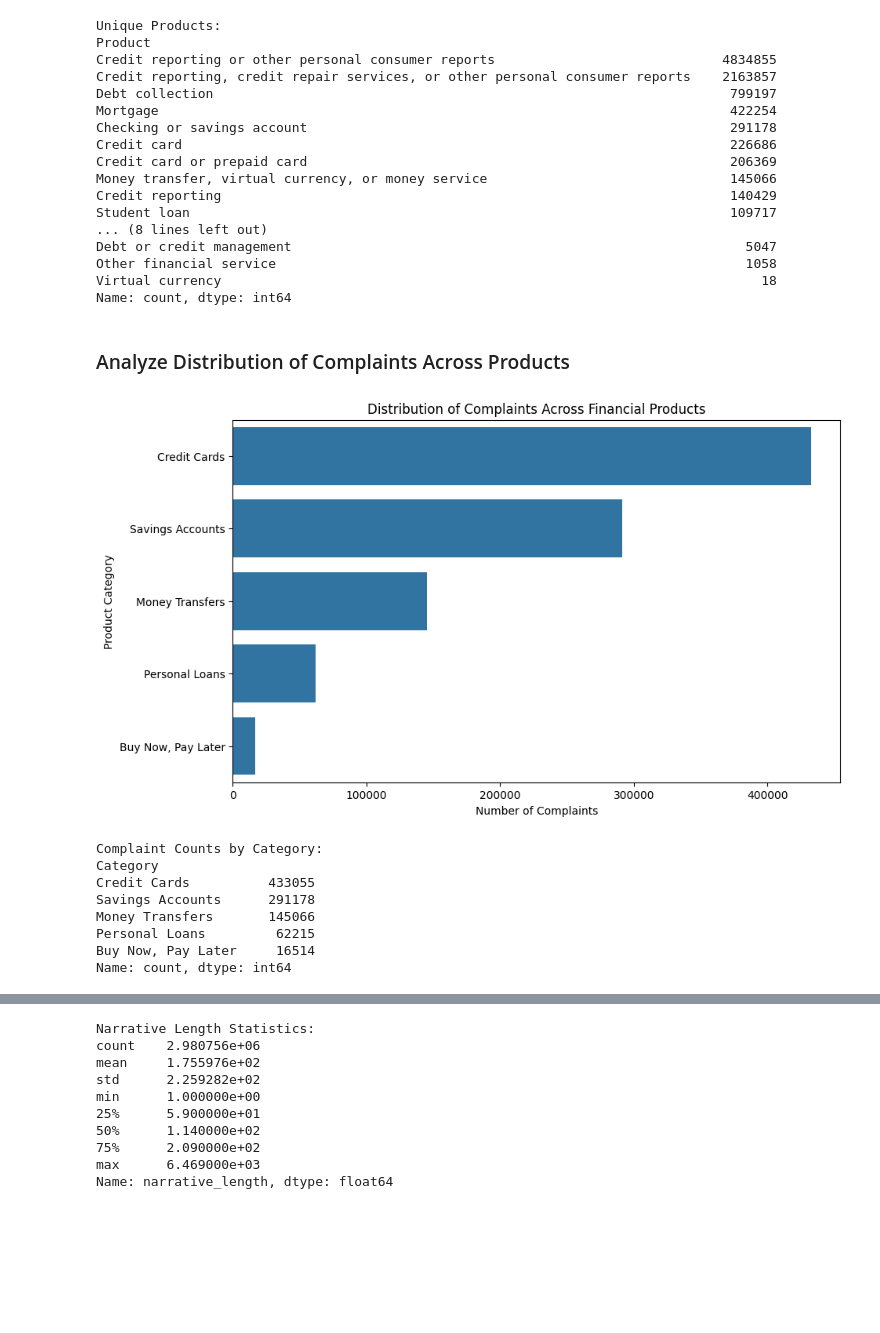
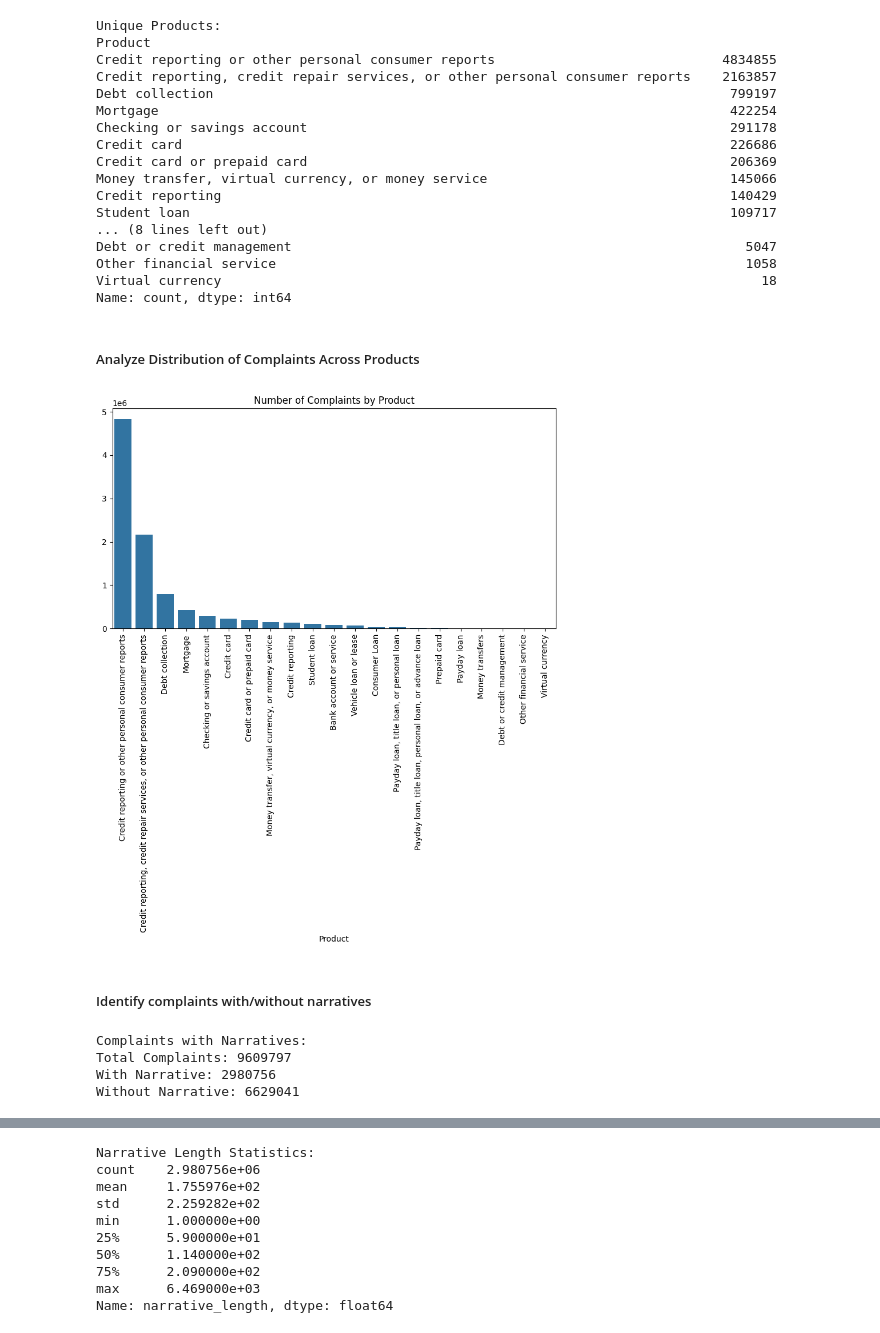
Before and after one commit to GetachewGanfur/Improved-Intelligent-Complaint-Analysis-for-Financial-Services-Week12, a Jupyter notebook: notebooks/01_eda_preprocessing.ipynb, the cells around one changed output, grey strips where cells are left out. Saved outputs shown, nothing was run; the diff lists cells and outputs as text; code cells hidden in the pictures; blank space fills up the shorter version.

Commit message:
feat: enhance EDA notebook with additional imports, updated execution counts, and improved narrative analysis for better data insights

```diff
--- a/notebooks/01_eda_preprocessing.ipynb
+++ b/notebooks/01_eda_preprocessing.ipynb
@@ -80,59 +90,28 @@ Other financial service
 Virtual currency                                                                     18
 Name: count, dtype: int64
 # %% [markdown]
-### Analyze Distribution of Complaints Across Products
+##### Analyze Distribution of Complaints Across Products
-# %%
-import seaborn as sns
-import matplotlib.pyplot as plt
-from eda_preprocessing import ComplaintDataProcessor
-# Define target products based on EDA
-target_products = [
-    'Credit card',
-    'Credit card or prepaid card',
-    'Consumer Loan',
-    'Payday loan, title loan, or personal loan',
-    'Payday loan, title loan, personal loan, or advance loan',
-    'Checking or savings account',
-    'Money transfer, virtual currency, or money service'
-]
-
-# Map dataset product names to project categories for clarity
-product_mapping = {
-    'Credit card': 'Credit Cards',
-    'Credit card or prepaid card': 'Credit Cards',
-    'Consumer Loan': 'Personal Loans',
-    'Payday loan, title loan, or personal loan': 'Personal Loans',
-    'Payday loan, title loan, personal loan, or advance loan': 'Buy Now, Pay Later',
-    'Checking or savings account': 'Savings Accounts',
-    'Money transfer, virtual currency, or money service': 'Money Transfers'
-}
-
-# Filter dataset for target products
-df_target = df[df['Product'].isin(target_products)].copy()
-
-# Map product names to project categories
-df_target['Category'] = df_target['Product'].map(product_mapping)
-
-# Plot distribution
-plt.figure(figsize=(10, 6))
-sns.countplot(y='Category', data=df_target, order=df_target['Category'].value_counts().index)
-plt.title('Distribution of Complaints Across Financial Products')
-plt.xlabel('Number of Complaints')
-plt.ylabel('Product Category')
-plt.savefig('../reports/product_distribution.png')
-plt.show()
-
-# Print summary for verification
-print("\nComplaint Counts by Category:")
-print(df_target['Category'].value_counts())
-# %% [output]
-[figure, removed]
-Complaint Counts by Category:
-Category
-Credit Cards          433055
-Savings Accounts      291178
-Money Transfers       145066
-Personal Loans         62215
-Buy Now, Pay Later     16514
-Name: count, dtype: int64
+# %%
+# Distribution of complaints by product
+import matplotlib.pyplot as plt
+product_counts = df['Product'].value_counts()
+plt.figure(figsize=(10,5))
+sns.barplot(x=product_counts.index, y=product_counts.values)
+plt.title("Number of Complaints by Product")
+plt.xticks(rotation=90)
+plt.show()
+# %% [output]
+[figure, added]
+# %% [markdown]
+##### Identify complaints with/without narratives
+# %%
+print("\nComplaints with Narratives:")
+print(f"Total Complaints: {len(df)}")
+print(f"With Narrative: {df['Consumer complaint narrative'].notnull().sum()}")
+print(f"Without Narrative: {df['Consumer complaint narrative'].isnull().sum()}")
+# %% [output]
+Complaints with Narratives:
+Total Complaints: 9609797
+With Narrative: 2980756
+Without Narrative: 6629041
 # %% [markdown]
```
Also changed, not shown: parts of 7 cells of this notebook.
